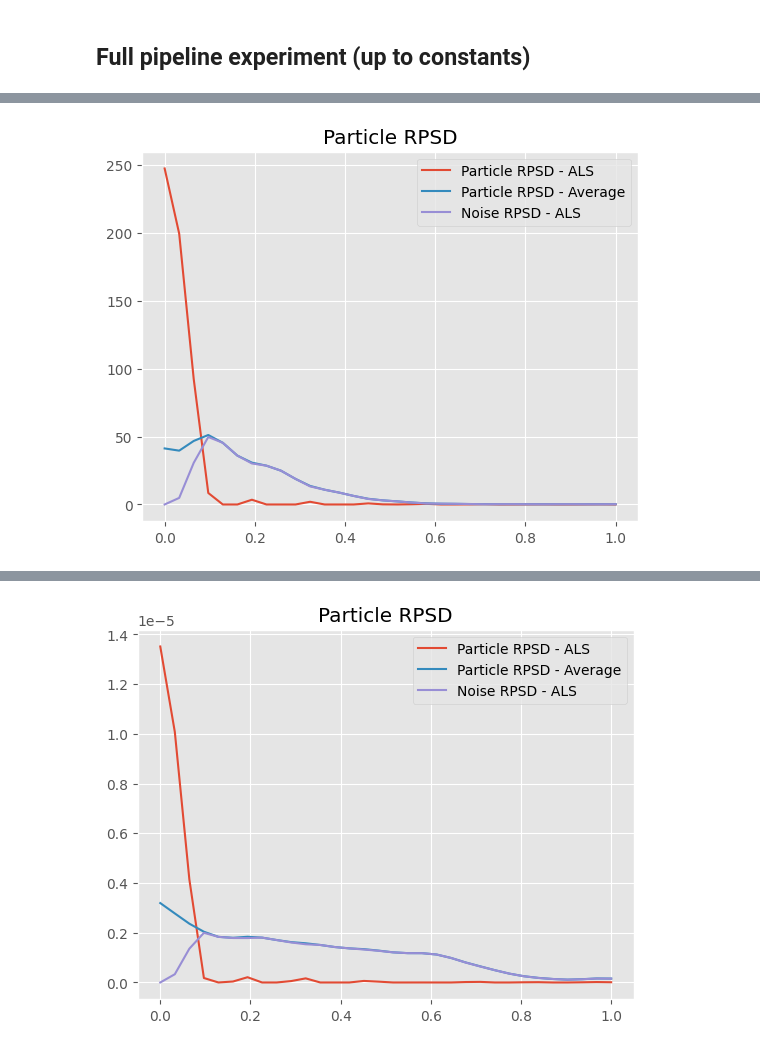
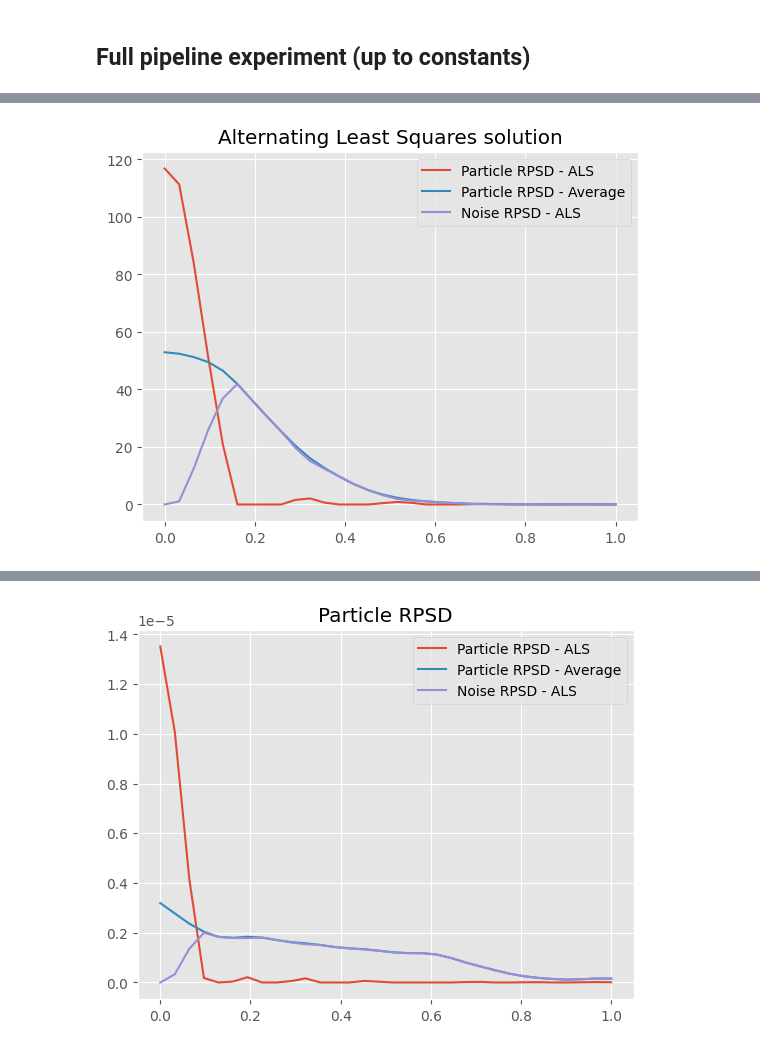
Before and after one commit to oppositecategory/3D_KLT, a Jupyter notebook: notebooks/full_RPSD_calculation.ipynb, the cells around one changed output, grey strips where cells are left out. Cells and saved outputs as stored; diff of their text form; code cells hidden in the pictures.

```diff
--- a/notebooks/full_RPSD_calculation.ipynb
+++ b/notebooks/full_RPSD_calculation.ipynb
@@ -315,31 +302,0 @@ plt.legend();
-# %%
-K = 100
-N = 32
-M = 2*N - 1
-
-sigma = 1
-w = 2*5*sigma
-w0 = w / M
-
-grid = np.arange(-(N-1),N)
-i,j,k  = np.meshgrid(grid,grid,grid)
-omega_x, omega_y, omega_z = i*w0, j*w0, k*w0
-omega_r = np.sqrt(omega_x ** 2 + omega_y ** 2 + omega_z ** 2)
-H = (1/np.sqrt(2*np.pi * sigma ** 2)) * np.exp(- omega_r ** 2 / (2*sigma ** 2)) * (1 + 0.1 * np.cos(10*omega_r))
-C = M ** 3 / H.sum()
-normalized_H = np.fft.ifftshift(np.sqrt(H * C))
-
-window = np.bartlett(M)
-samples = np.zeros((K,N,N,N))
-spectrum = np.zeros((K, M,M,M))
-for k in range(K):
-    noise = np.random.normal(size=(M,M,M))
-    sample =  normalized_H + np.abs(np.fft.fftshift(np.fft.fft(noise)))**2 / M
-    samples[k,...] = sample[:N,:N,:N]
-    spectrum[k,...] = cfftn(sample * window)
-
-spectrum = np.mean(np.abs(spectrum),axis=0)
-spectrum /= np.linalg.norm(spectrum)
-
-samples = samples.real
-S = H / np.linalg.norm(H)
@@ -427,6 +320,5 @@ Text(0.5, 1.0, '1D Power Spectrum slice')
 # %%
-max_d = int(np.floor(L/2))
-
+max_d = int(np.floor(L/3))
 vectorized_spectral_estimation = jax.vmap(estimate_isotropic_powerspectrum_tensor, in_axes=(0,None))
 # %%
 from kltpicker_3d.utils import generate_uniform_radial_sampling_points
@@ -434,34 +326,34 @@ from kltpicker_3d.utils import generate_uniform_radial_sampling_points
 
 def radial_average(X, bins, n):
     S = np.zeros(n)
     for j in range(n):
         bin_len = bins[j][0].size
         S[j] += np.sum(X[bins[j]])/bin_len
     return S
 
 uniform_points, bins = generate_uniform_radial_sampling_points(L)
 
-max_d = int(np.floor(L/2))
+
 fsamples = samples - np.mean(samples,axis=(1,2,3)).reshape(-1,1,1,1)
 psds = vectorized_spectral_estimation(fsamples, max_d)
 # The psds here are centerized
 
-# TODO: Re-write radial average to be vmap-able
+
 rblocks = np.zeros((K,L))
 for k in range(K):
     rblocks[k] = radial_average(psds[k],bins,L)
 
 # After this we have that the data is centerized at 0, that is
 # the DC component is at 0
 factorization = alternating_least_squares_solver(rblocks,200,1e-2)
 particle_psd = factorization.gamma
 noise_psd = factorization.v
 
 
 plt.plot(uniform_points,particle_psd, label='Particle RPSD - ALS')
 plt.plot(uniform_points,np.mean(rblocks,axis=0),label='Particle RPSD - Average')
 plt.plot(uniform_points,noise_psd, label='Noise RPSD - ALS')
-plt.title("Particle RPSD")
+plt.title("Alternating Least Squares solution")
 plt.legend();
 # %% [output]
-[figure, old version]
+[figure, new version]
```
Also changed, not shown: parts of 22 cells of this notebook, 2 other files.
